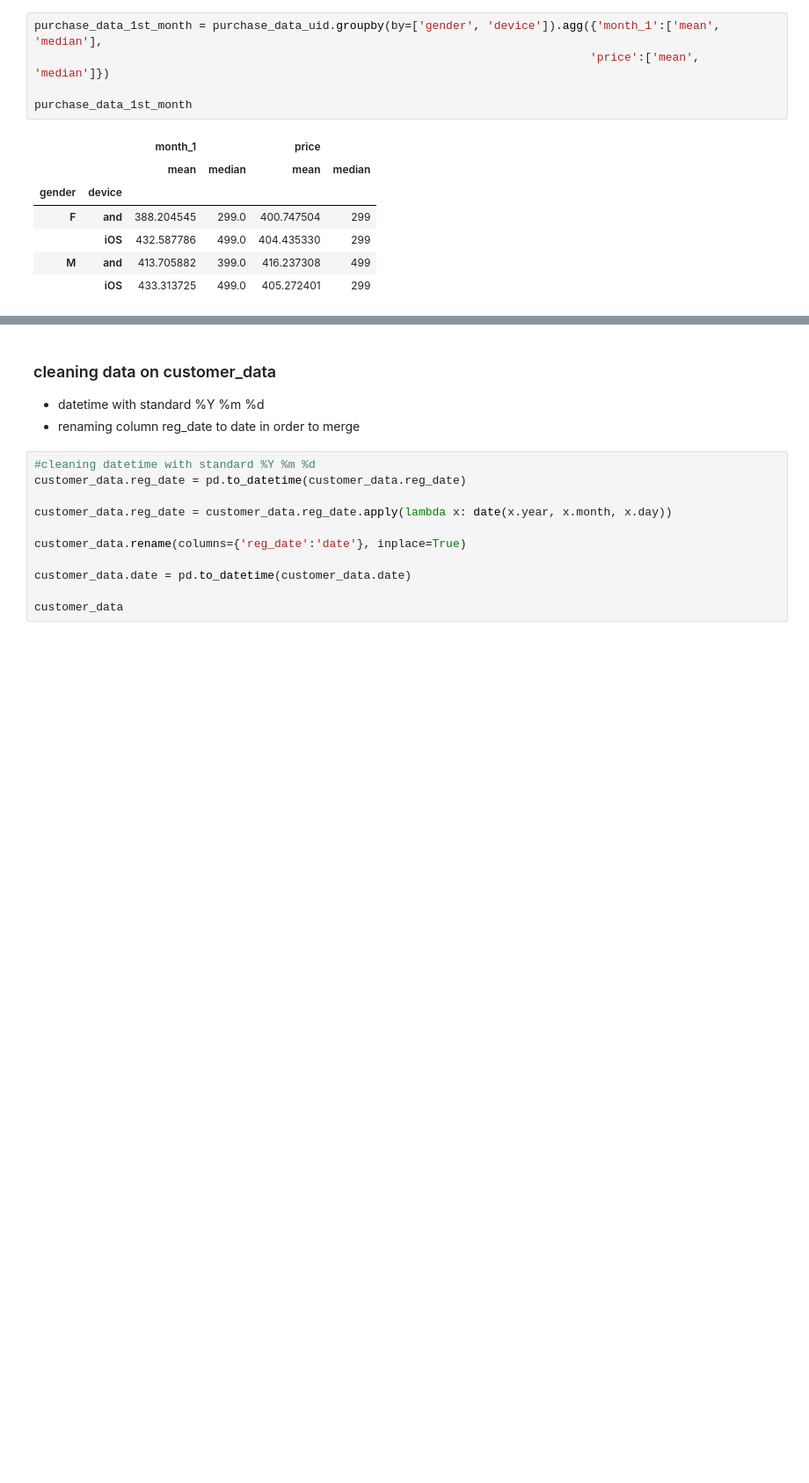
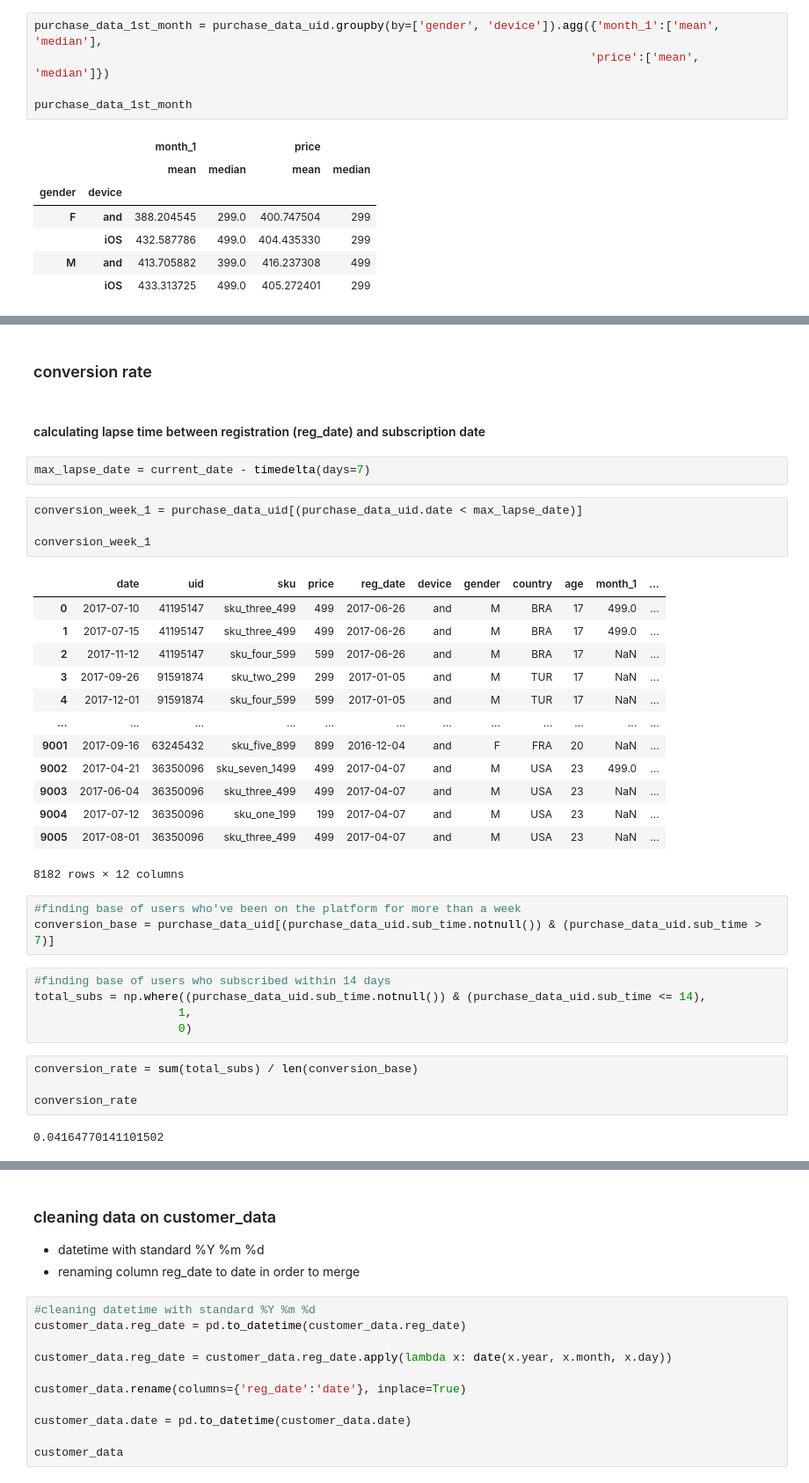
Before and after one commit to Binardino/AB_testing_App_activities, a Jupyter notebook: scripts/plot_notebook/cohort_purchase_analysis.ipynb, the cells around one changed output, grey strips where cells are left out. Shown: that part at 88% size. Saved outputs shown, nothing was run; the diff lists cells and outputs as text; blank space fills up the shorter version.

```diff
--- a/scripts/plot_notebook/cohort_purchase_analysis.ipynb
+++ b/scripts/plot_notebook/cohort_purchase_analysis.ipynb
@@ -209,0 +280,38 @@ purchase_data_1st_month
+# %% [markdown]
+### conversion rate
+# %% [markdown]
+#### calculating lapse time between registration (reg_date) and subscription date
+# %%
+max_lapse_date = current_date - timedelta(days=7)
+# %%
+conversion_week_1 = purchase_data_uid[(purchase_data_uid.date < max_lapse_date)]
+
+conversion_week_1
+# %% [output]
+|  | date | uid | sku | price | reg_date | device | gender | country | age | month_1 | ... |
+| 0 | 2017-07-10 | 41195147 | sku_three_499 | 499 | 2017-06-26 | and | M | BRA | 17 | 499.0 | ... |
+| 1 | 2017-07-15 | 41195147 | sku_three_499 | 499 | 2017-06-26 | and | M | BRA | 17 | 499.0 | ... |
+| 2 | 2017-11-12 | 41195147 | sku_four_599 | 599 | 2017-06-26 | and | M | BRA | 17 | NaN | ... |
+| 3 | 2017-09-26 | 91591874 | sku_two_299 | 299 | 2017-01-05 | and | M | TUR | 17 | NaN | ... |
+| 4 | 2017-12-01 | 91591874 | sku_four_599 | 599 | 2017-01-05 | and | M | TUR | 17 | NaN | ... |
+| ... | ... | ... | ... | ... | ... | ... | ... | ... | ... | ... | ... |
+| 9001 | 2017-09-16 | 63245432 | sku_five_899 | 899 | 2016-12-04 | and | F | FRA | 20 | NaN | ... |
+| 9002 | 2017-04-21 | 36350096 | sku_seven_1499 | 499 | 2017-04-07 | and | M | USA | 23 | 499.0 | ... |
+| 9003 | 2017-06-04 | 36350096 | sku_three_499 | 499 | 2017-04-07 | and | M | USA | 23 | NaN | ... |
+| 9004 | 2017-07-12 | 36350096 | sku_one_199 | 199 | 2017-04-07 | and | M | USA | 23 | NaN | ... |
+| 9005 | 2017-08-01 | 36350096 | sku_three_499 | 499 | 2017-04-07 | and | M | USA | 23 | NaN | ... |
+8182 rows × 12 columns
+# %%
+#finding base of users who've been on the platform for more than a week
+conversion_base = purchase_data_uid[(purchase_data_uid.sub_time.notnull()) & (purchase_data_uid.sub_time > 7)]
+# %%
+#finding base of users who subscribed within 14 days
+total_subs = np.where((purchase_data_uid.sub_time.notnull()) & (purchase_data_uid.sub_time <= 14),
+                     1,
+                     0)
+# %%
+conversion_rate = sum(total_subs) / len(conversion_base)
+
+conversion_rate
+# %% [output]
+0.04164770141101502
```
Also changed, not shown: parts of 12 cells of this notebook, 5 other files.
